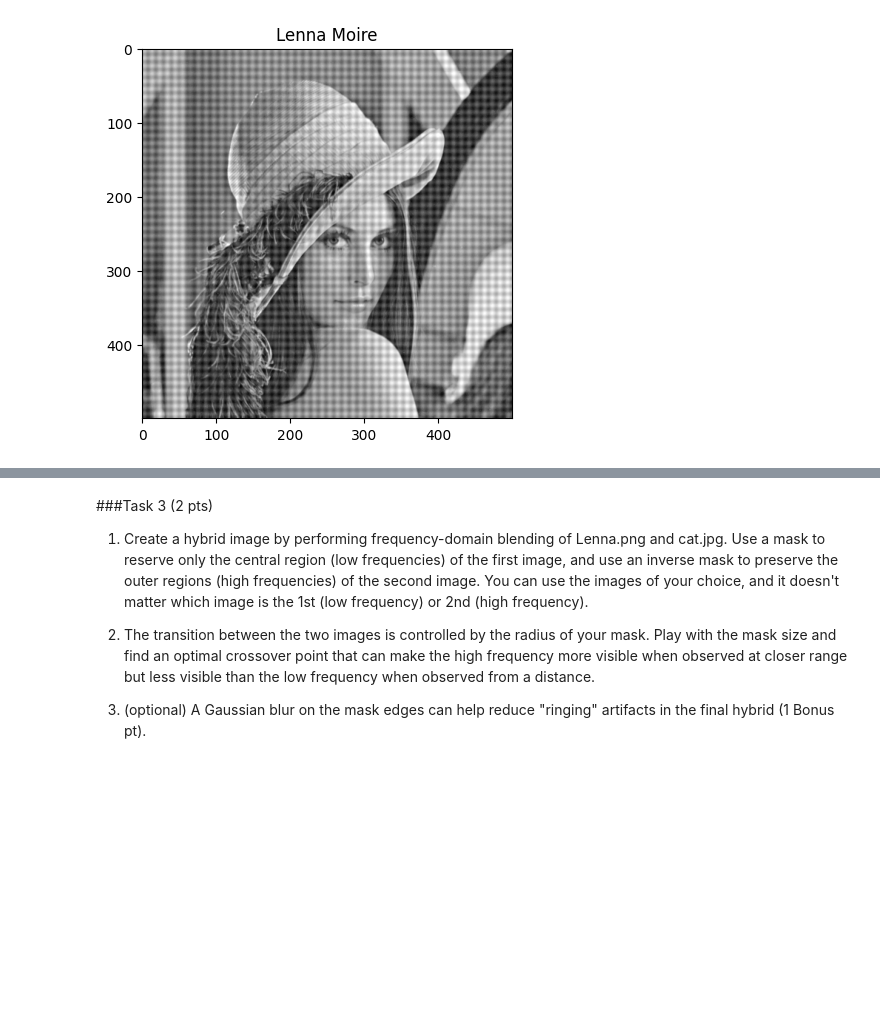
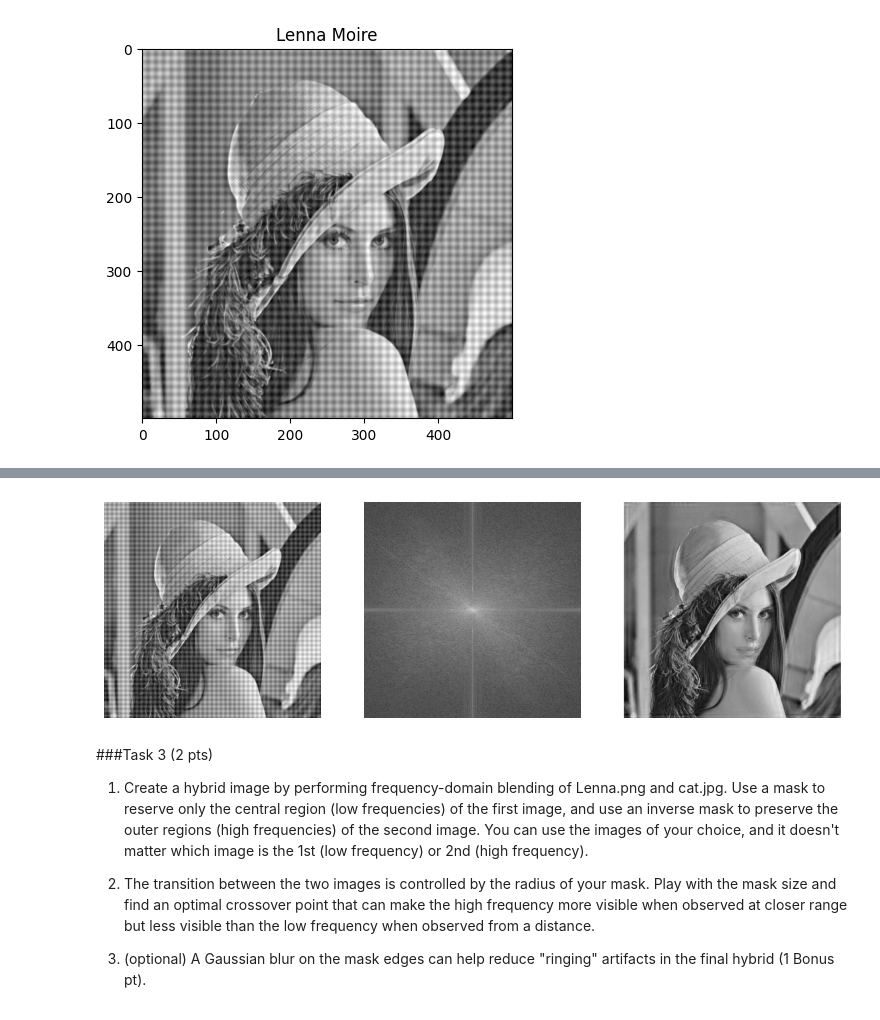
Before and after one commit to dawud-shakir/CS591-DIP, a Jupyter notebook: hw3/dawud_hw3.ipynb, the cells around one changed output, grey strips where cells are left out. Cells and saved outputs as stored; diff of their text form; code cells hidden in the pictures; blank space fills up the shorter version.

```diff
--- a/hw3/dawud_hw3.ipynb
+++ b/hw3/dawud_hw3.ipynb
@@ -285,0 +90,89 @@ plt.show()
+# %%
+moire_gray = cv2.cvtColor(img_moire, cv2.COLOR_RGB2GRAY)
+
+_, axs = plt.subplots(1, 3, figsize=(12, 6), dpi=120)
+
+axs[0].imshow(moire_gray, cmap='gray')
+
+F = np.fft.fft2(moire_gray)
+F_shift = np.fft.fftshift(F)
+
+F_mags = min_max_scale(np.log1p(np.abs(F_shift)))
+
+axs[1].imshow(F_mags, cmap='gray')
+
+# Create a ring to isolate spikes while ignoring frequencies in the center
+h, w = F_mags.shape
+cy, cx = h // 2, w // 2
+y, x = np.ogrid[-cy:h-cy, -cx:w-cx]
+
+r1, r2 = 30, 50
+
+ring = (x*x + y*y >= r1*r1) & (x*x + y*y <= r2*r2)
+
+threshold = 0.68
+spikes_count = np.sum(F_mags[ring] > threshold)
+print(f"{spikes_count=}")
+
+spikes = np.argwhere((F_mags > threshold) & ring)
+print(f"{spikes=}")
+
+# Smooth spikes with a gaussian
+sigma = 6.0
+mask = np.ones((h, w), np.float64)
+
+u = np.arange(h)[:, None]
+v = np.arange(w)[None, :]
+for (u0, v0) in spikes:
+    # symmetric partner in shifted coordinates
+    u1 = (h - u0) % h
+    v1 = (w - v0) % w
+
+    D0 = (u - u0)**2 + (v - v0)**2
+    D1 = (u - u1)**2 + (v - v1)**2
+
+    notch0 = 1.0 - np.exp(-D0 / (2.0 * sigma**2))
+    notch1 = 1.0 - np.exp(-D1 / (2.0 * sigma**2))
+
+    mask *= notch0 * notch1
+
+filtered = np.real(np.fft.ifft2(np.fft.ifftshift(F_shift * mask)))
+axs[2].imshow(filtered, cmap='gray')
+
+
+# def gaussian_notch_reject_mask(shape, centers, sigma):
+#     """
+#     shape: (H, W)
+#     centers: list of (u0, v0) spike centers in the *shifted* spectrum coordinates
+#     sigma: controls notch width (in pixels). Try 3..15.
+#         Small sigma (3–6): very surgical, might not remove all moiré
+#         Medium (7–12): usually good
+#         Large (15+): removes more but can soften textures/detail
+
+#     Returns: mask H(u,v) in [0,1] where 0 attenuates, 1 keeps.
+#     """
+#     H, W = shape
+#     u = np.arange(H)[:, None]
+#     v = np.arange(W)[None, :]
+
+#     mask = np.ones((H, W), dtype=np.float64)
+
+#     for (u0, v0) in centers:
+#         # symmetric partner in shifted coordinates
+#         u1 = (H - u0) % H
+#         v1 = (W - v0) % W
+
+#         D0 = (u - u0)**2 + (v - v0)**2
+#         D1 = (u - u1)**2 + (v - v1)**2
+
+#         notch0 = 1.0 - np.exp(-D0 / (2.0 * sigma**2))
+#         notch1 = 1.0 - np.exp(-D1 / (2.0 * sigma**2))
+
+#         mask *= notch0 * notch1
+
+#     return mask
+
+for ax in axs: ax.axis('off')
+
+plt.show()
+# %% [output]
@@ -286,3 +196,4 @@ plt.show()
+[figure, added]
 # %% [markdown]
 ###Task 3 (2 pts)
 
```
Also changed, not shown: parts of 5 cells of this notebook.
